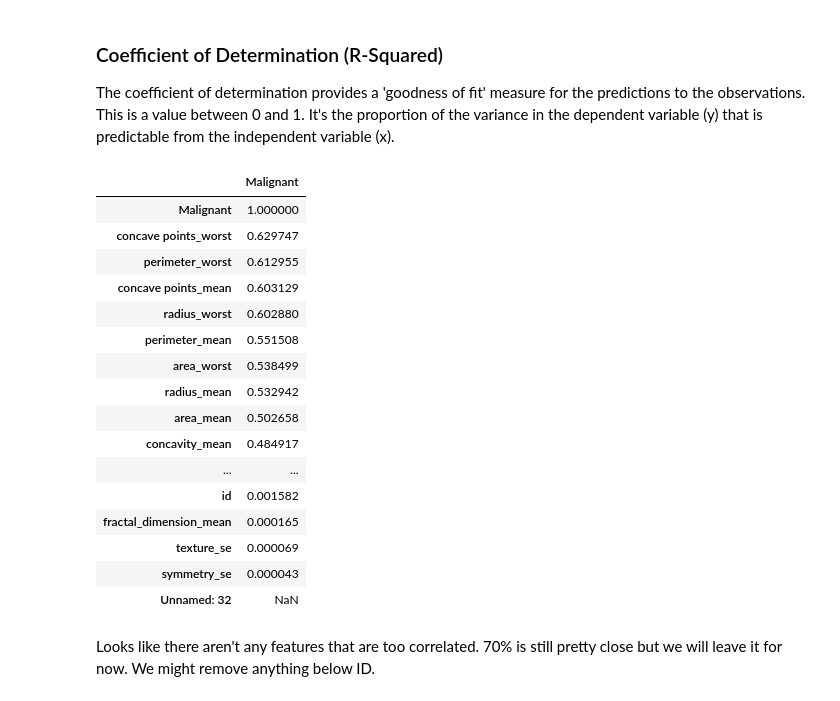
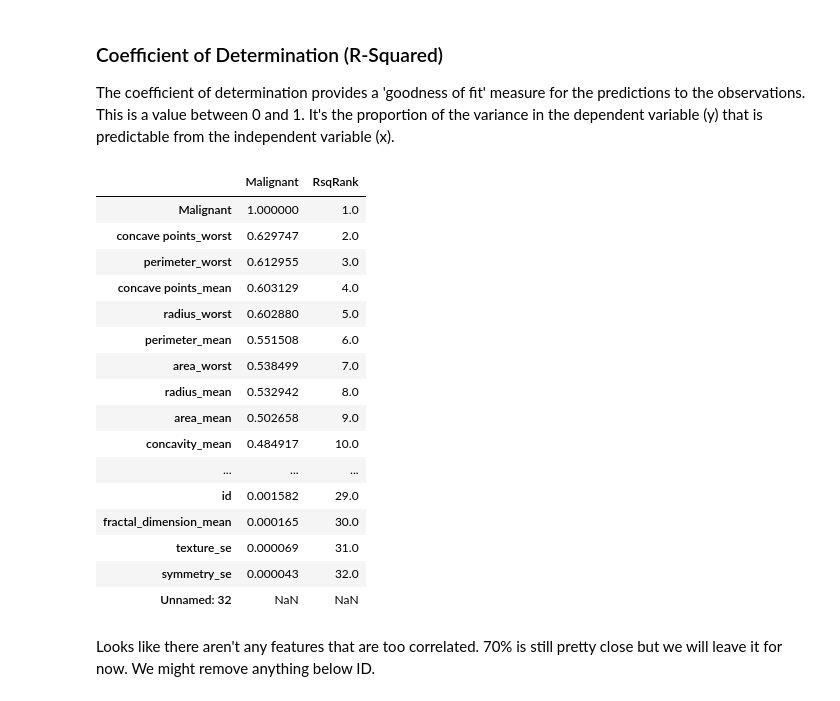
Before and after one commit to davidtnly/MachineLearning, a Jupyter notebook: 23-breast-cancer-detection-tf-nn.ipynb, the cells around one changed output. Saved outputs shown, nothing was run; the diff lists cells and outputs as text; code cells hidden in the pictures.

```diff
--- a/23-breast-cancer-detection-tf-nn.ipynb
+++ b/23-breast-cancer-detection-tf-nn.ipynb
@@ -299,24 +319,26 @@ train['Malignant'] = np.where(train['diagnosis']=='M', 1 ,0)
 # %%
 # Top numeric features
 r_squared = train.corr()**2
-pd.DataFrame(r_squared.Malignant.sort_values(ascending=False))
+r_squared_df = pd.DataFrame(r_squared.Malignant.sort_values(ascending=False))
+r_squared_df['RsqRank'] = r_squared_df['Malignant'].rank(ascending=False)
+r_squared_df
 # %% [output]
-|  | Malignant |
-| Malignant | 1.000000 |
-| concave points_worst | 0.629747 |
-| perimeter_worst | 0.612955 |
-| concave points_mean | 0.603129 |
-| radius_worst | 0.602880 |
-| perimeter_mean | 0.551508 |
-| area_worst | 0.538499 |
-| radius_mean | 0.532942 |
-| area_mean | 0.502658 |
-| concavity_mean | 0.484917 |
-| ... | ... |
-| id | 0.001582 |
-| fractal_dimension_mean | 0.000165 |
-| texture_se | 0.000069 |
-| symmetry_se | 0.000043 |
-| Unnamed: 32 | NaN |
+|  | Malignant | RsqRank |
+| Malignant | 1.000000 | 1.0 |
+| concave points_worst | 0.629747 | 2.0 |
+| perimeter_worst | 0.612955 | 3.0 |
+| concave points_mean | 0.603129 | 4.0 |
+| radius_worst | 0.602880 | 5.0 |
+| perimeter_mean | 0.551508 | 6.0 |
+| area_worst | 0.538499 | 7.0 |
+| radius_mean | 0.532942 | 8.0 |
+| area_mean | 0.502658 | 9.0 |
+| concavity_mean | 0.484917 | 10.0 |
+| ... | ... | ... |
+| id | 0.001582 | 29.0 |
+| fractal_dimension_mean | 0.000165 | 30.0 |
+| texture_se | 0.000069 | 31.0 |
+| symmetry_se | 0.000043 | 32.0 |
+| Unnamed: 32 | NaN | NaN |
 # %% [markdown]
 Looks like there aren't any features that are too correlated. 70% is still pretty close but we will leave it for now. We might remove anything below ID.
```
Also changed, not shown: parts of 37 cells of this notebook.
